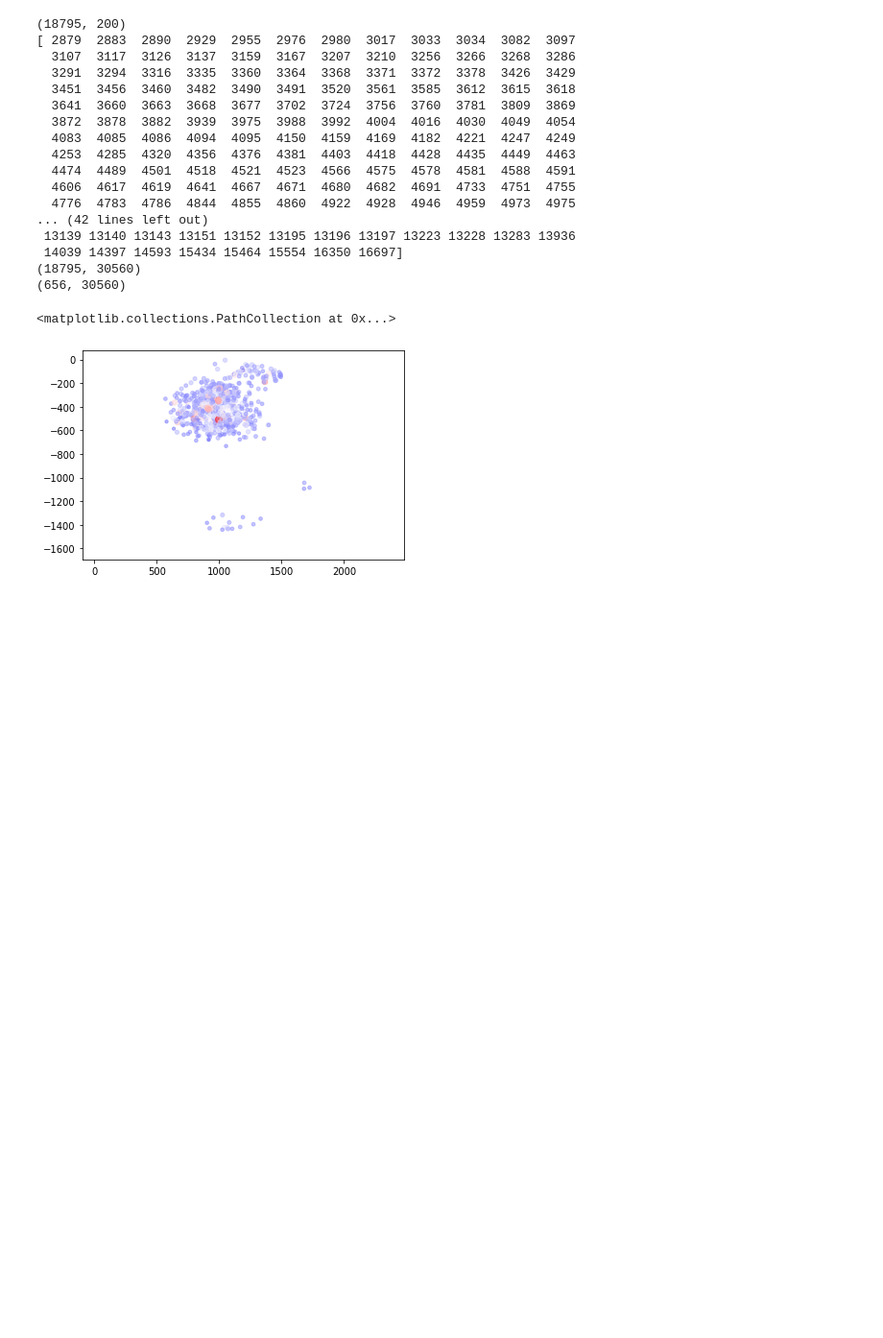
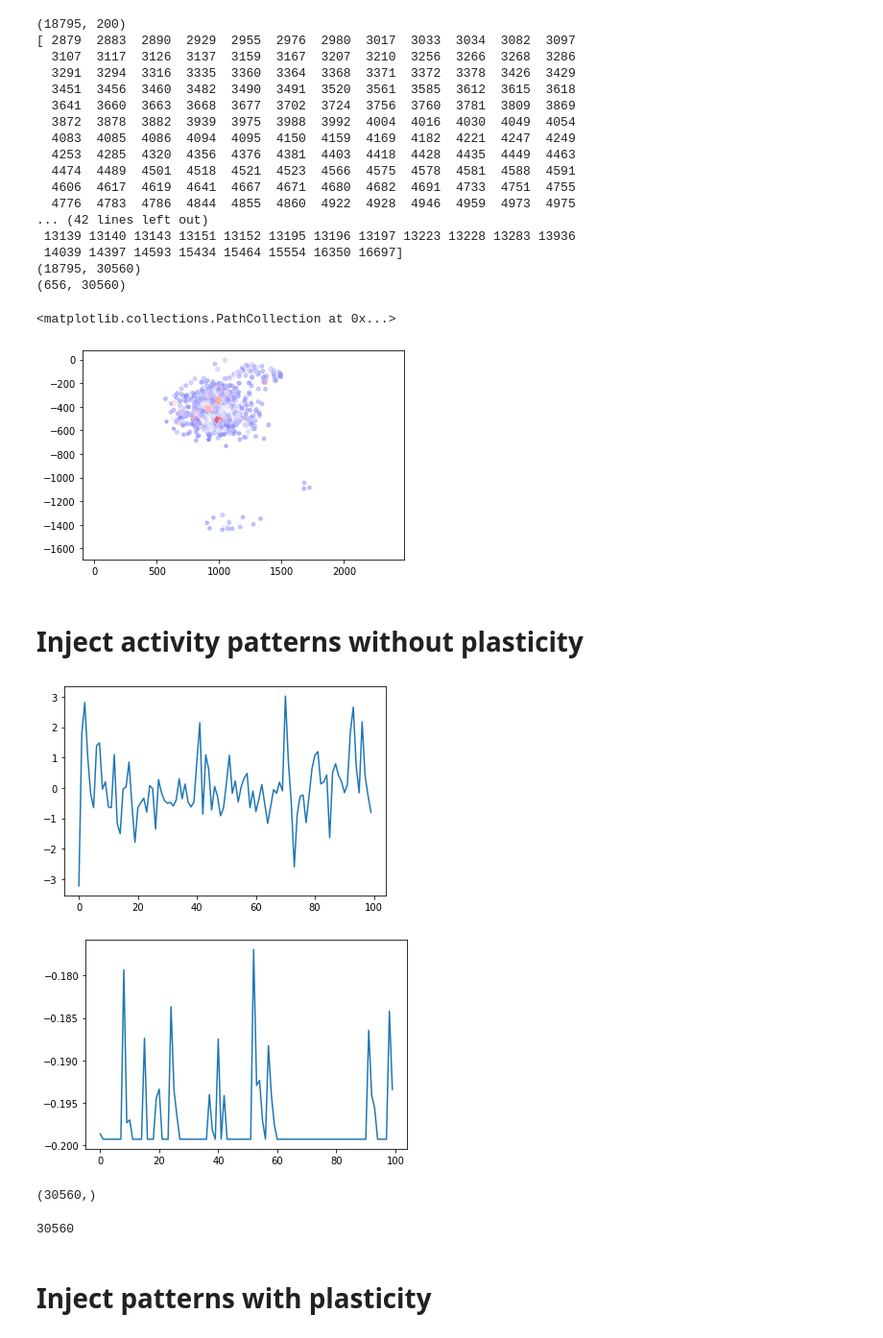
Before and after one commit to mariakesa/DayanAbbottExplorations, a Jupyter notebook: EnsemblePursuitSynapseExploration.ipynb, the cells around one changed output. Shown at 96% size. Drawn from its saved outputs; the diff is of its cells as text; code cells hidden in the pictures; blank space fills up the shorter version.

```diff
--- a/EnsemblePursuitSynapseExploration.ipynb
+++ b/EnsemblePursuitSynapseExploration.ipynb
@@ -74,3 +74,63 @@ plt.scatter(xpos, -ypos, s = 50 * lam, c = comp, cmap='bwr', alpha = .5)
 # %% [output]
 <matplotlib.collections.PathCollection at 0x...>
 [figure]
+# %% [markdown]
+# Inject activity patterns without plasticity
+# %%
+np.random.seed(7)
+input_patterns=S[np.nonzero(U[:,13])[0],:]
+input_patterns=zscore(input_patterns,axis=1)
+v_lst=[]
+w=np.random.normal(loc=0,size=(656,))
+v_lst=[np.dot(w,input_patterns[:,0])]
+for j in range(1,30560):
+    v_lst.append(np.dot(w,input_patterns[:,j]))
+
+plt.plot(zscore(v_lst[:100]))
+plt.show()
+plt.plot(input_patterns[1,:100])
+v_lst=np.array(zscore(v_lst))
+# %% [output]
+[figure, added]
+[figure, added]
+# %%
+print(v_lst.shape)
+# %% [output]
+(30560,)
+# %%
+def train_test_split(NT):
+        nsegs = 20
+        nt=NT
+        nlen  = nt/nsegs
+        ninds = np.linspace(0,nt-nlen,nsegs).astype(int)
+        itest = (ninds[:,np.newaxis] + np.arange(0,nlen*0.25,1,int)).flatten()
+        itrain = np.ones(nt, np.bool)
+        itrain[itest] = 0
+        return itrain, itest
+
+mov=np.load(data_path+'mov.npy')
+mov = mov[:, :, ivalid]
+ly, lx, nstim = mov.shape
+#print(nstim)
+NT = v_lst.shape[0]
+NN=1
+mov=mov[:,:,:NT]
+print(NT)
+itrain,itest=train_test_split(NT)
+
+X = np.reshape(mov, [-1, NT]) # reshape to Npixels by Ntimepoints
+X = X-0.5 # subtract the background
+X = np.abs(X) # does not matter if a pixel is black (0) or white (1)
+X = zscore(X, axis=1)/NT**.5  # z-score each pixel separately
+npix = X.shape[0]
+
+lam = 0.1
+ncomps = Sp.shape[0]
+B0 = np.linalg.solve((X[:,itrain] @ X[:,itrain].T + lam * np.eye(npix)),  (X[:,itrain] @ v_lst[itrain].T)) # get the receptive fields for each neuron
+
+B0 = np.reshape(B0, (ly, lx, 1))
+B0 = gaussian_filter(B0, [.5, .5, 0]) # smooth each receptive field a little
+# %% [output]
+30560
+# %% [markdown]
+# Inject patterns with plasticity
```
